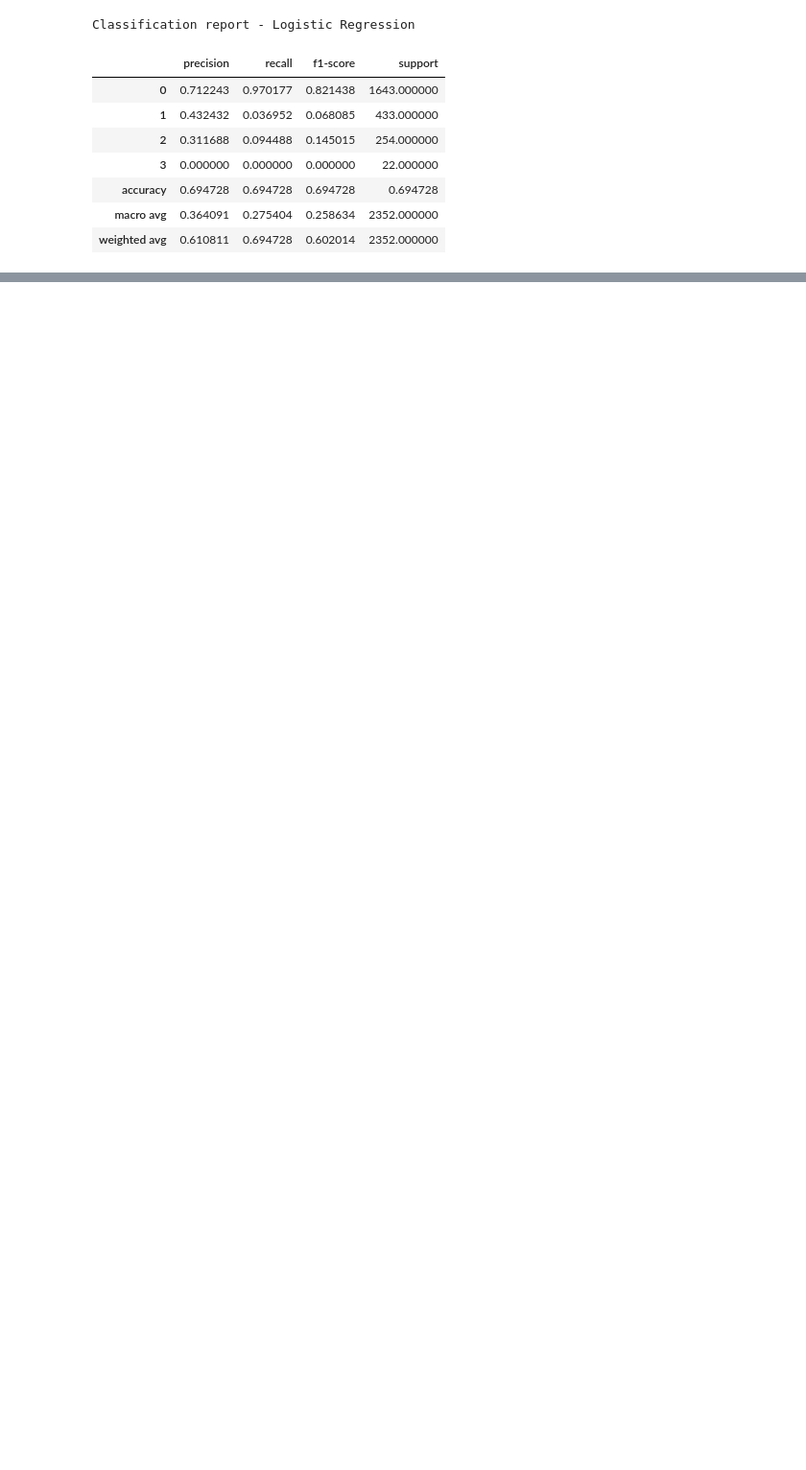
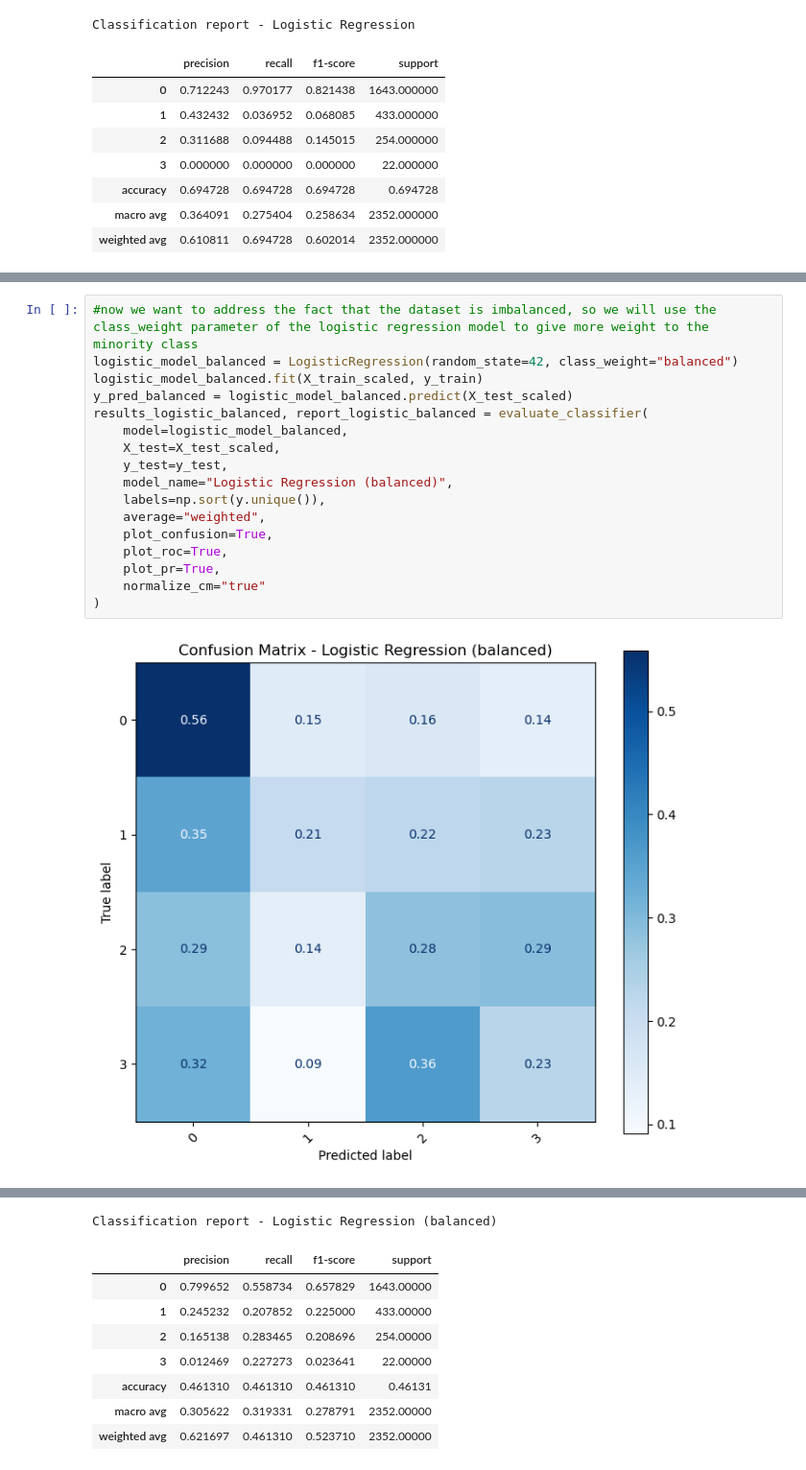
Before and after one commit to lorenzobuccolini03/Data-Mining---Advanced-Topics, a Jupyter notebook: Advanced Classification/logistic_regression.ipynb, the cells around one changed output, grey strips where cells are left out. Shown at 96% size. Drawn from its saved outputs; the diff is of its cells as text; blank space fills up the shorter version.

Commit message:
logistic regress (hyperparamtuning + imbclass)

```diff
--- a/Advanced Classification/logistic_regression.ipynb
+++ b/Advanced Classification/logistic_regression.ipynb
@@ -91,0 +98,19 @@ Classification report - Logistic Regression
+# %%
+#now we want to address the fact that the dataset is imbalanced, so we will use the class_weight parameter of the logistic regression model to give more weight to the minority class
+logistic_model_balanced = LogisticRegression(random_state=42, class_weight="balanced")
+logistic_model_balanced.fit(X_train_scaled, y_train)
+y_pred_balanced = logistic_model_balanced.predict(X_test_scaled)
+results_logistic_balanced, report_logistic_balanced = evaluate_classifier(
+    model=logistic_model_balanced,
+    X_test=X_test_scaled,
+    y_test=y_test,
+    model_name="Logistic Regression (balanced)",
+    labels=np.sort(y.unique()),
+    average="weighted",
+    plot_confusion=True,
+    plot_roc=True,
+    plot_pr=True,
+    normalize_cm="true"
+)
+# %% [output]
+[figure, added]
@@ -91,0 +119,9 @@ Classification report - Logistic Regression
+Classification report - Logistic Regression (balanced)
+|  | precision | recall | f1-score | support |
+| 0 | 0.799652 | 0.558734 | 0.657829 | 1643.00000 |
+| 1 | 0.245232 | 0.207852 | 0.225000 | 433.00000 |
+| 2 | 0.165138 | 0.283465 | 0.208696 | 254.00000 |
+| 3 | 0.012469 | 0.227273 | 0.023641 | 22.00000 |
+| accuracy | 0.461310 | 0.461310 | 0.461310 | 0.46131 |
+| macro avg | 0.305622 | 0.319331 | 0.278791 | 2352.00000 |
+| weighted avg | 0.621697 | 0.461310 | 0.523710 | 2352.00000 |
```
Also changed, not shown: parts of 23 cells of this notebook, 1 other file.
